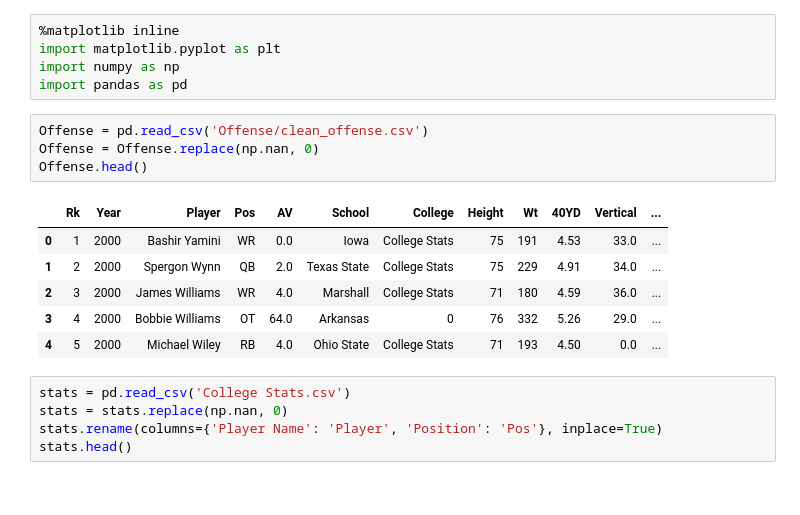
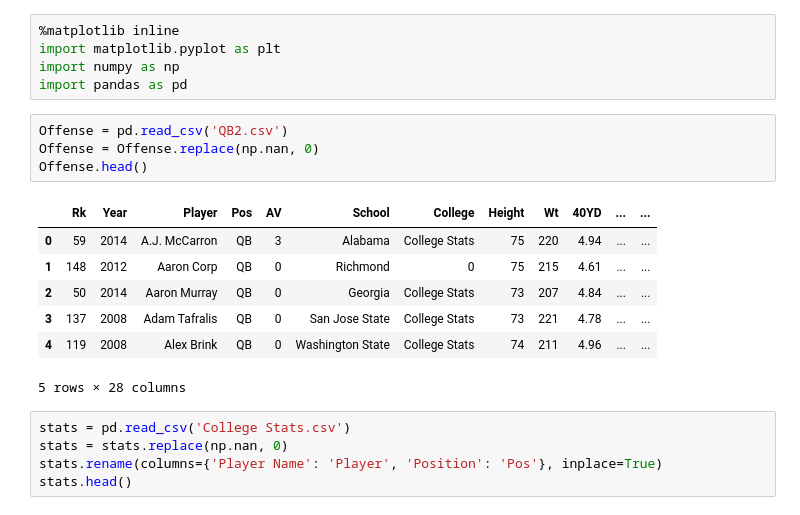
Before and after one commit to tazchisti/Machine-Learning-, a Jupyter notebook: combinedstats.ipynb, the cells around one changed output. Cells and saved outputs as stored; diff of their text form.

```diff
--- a/combinedstats.ipynb
+++ b/combinedstats.ipynb
@@ -6,16 +6,17 @@ import matplotlib.pyplot as plt
 import numpy as np
 import pandas as pd
 # %%
-Offense = pd.read_csv('Offense/clean_offense.csv')
+Offense = pd.read_csv('QB2.csv')
 Offense = Offense.replace(np.nan, 0)
 Offense.head()
 # %% [output]
-|  | Rk | Year | Player | Pos | AV | School | College | Height | Wt | 40YD | Vertical | ... |
-| 0 | 1 | 2000 | Bashir Yamini | WR | 0.0 | Iowa | College Stats | 75 | 191 | 4.53 | 33.0 | ... |
-| 1 | 2 | 2000 | Spergon Wynn | QB | 2.0 | Texas State | College Stats | 75 | 229 | 4.91 | 34.0 | ... |
-| 2 | 3 | 2000 | James Williams | WR | 4.0 | Marshall | College Stats | 71 | 180 | 4.59 | 36.0 | ... |
-| 3 | 4 | 2000 | Bobbie Williams | OT | 64.0 | Arkansas | 0 | 76 | 332 | 5.26 | 29.0 | ... |
-| 4 | 5 | 2000 | Michael Wiley | RB | 4.0 | Ohio State | College Stats | 71 | 193 | 4.50 | 0.0 | ... |
+|  | Rk | Year | Player | Pos | AV | School | College | Height | Wt | 40YD | ... | ... |
+| 0 | 59 | 2014 | A.J. McCarron | QB | 3 | Alabama | College Stats | 75 | 220 | 4.94 | ... | ... |
+| 1 | 148 | 2012 | Aaron Corp | QB | 0 | Richmond | 0 | 75 | 215 | 4.61 | ... | ... |
+| 2 | 50 | 2014 | Aaron Murray | QB | 0 | Georgia | College Stats | 73 | 207 | 4.84 | ... | ... |
+| 3 | 137 | 2008 | Adam Tafralis | QB | 0 | San Jose State | College Stats | 73 | 221 | 4.78 | ... | ... |
+| 4 | 119 | 2008 | Alex Brink | QB | 0 | Washington State | College Stats | 74 | 211 | 4.96 | ... | ... |
+5 rows × 28 columns
 # %%
 stats = pd.read_csv('College Stats.csv')
 stats = stats.replace(np.nan, 0)
```
Also changed, not shown: 4 other files.
